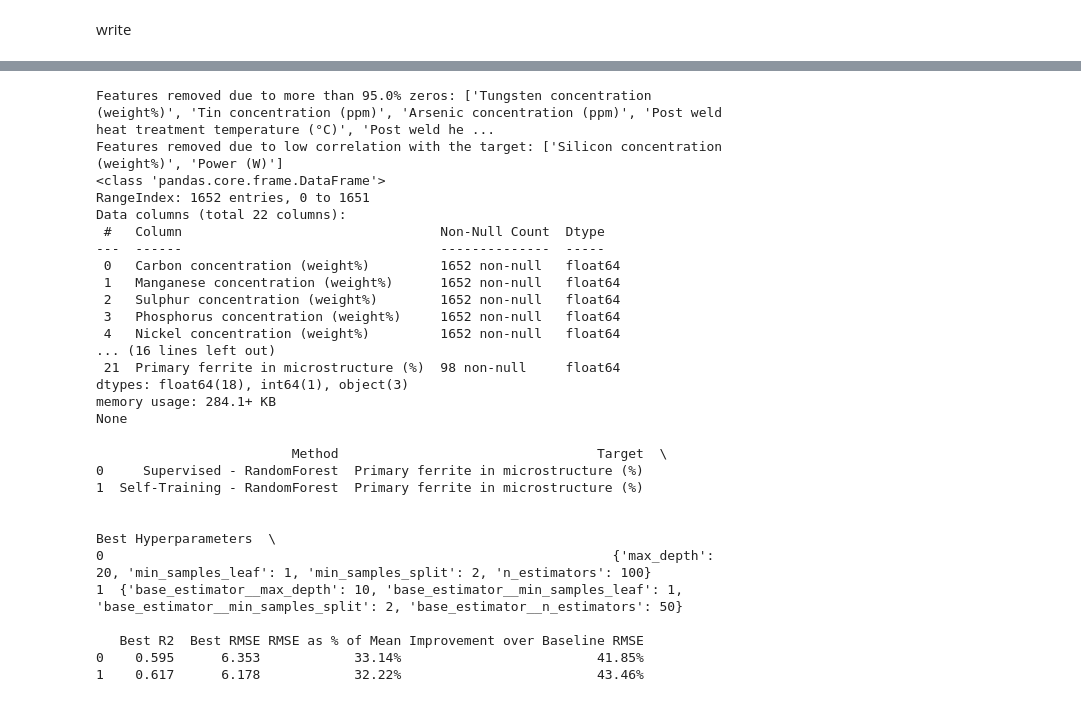
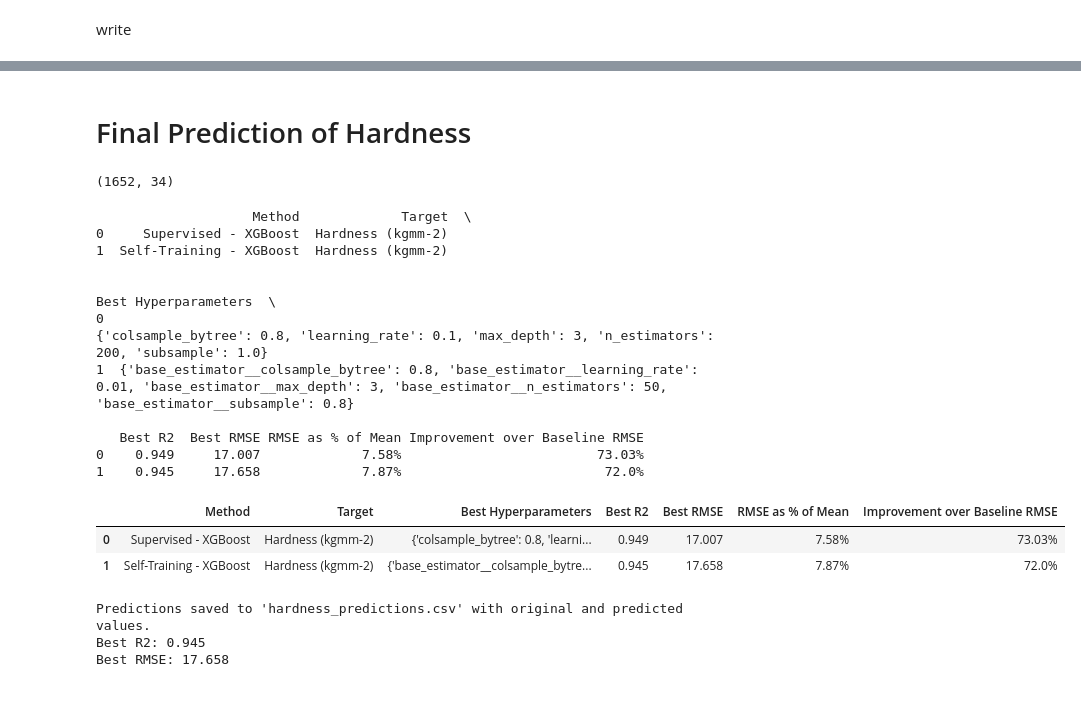
Before and after one commit to elbarhichi/Welding-Quality-Prediction, a Jupyter notebook: ML_PROJECT_yuxian_ssl.ipynb, the cells around one changed output, grey strips where cells are left out. Cells and saved outputs as stored; diff of their text form; code cells hidden in the pictures.

Commit message:
Final prediction of hardness

```diff
--- a/ML_PROJECT_yuxian_ssl.ipynb
+++ b/ML_PROJECT_yuxian_ssl.ipynb
@@ -1287,3 +1291,11 @@ The parts below are used for testing, such as evaluating whether filtering out w
+# %% [markdown]
+# Final Prediction of Hardness
+# %%
+welddb_ssl= welddb_ssl.drop(['Phosphorus concentration (weight%)'], axis=1)
+# %%
+welddb_ssl.shape
+# %% [output]
+(1652, 34)
 # %%
 df_results_test = pd.DataFrame(columns=['Method', 'Target', 'Best Hyperparameters', 'Best R2', 'Best RMSE',
                                    'RMSE as % of Mean', 'Improvement over Baseline RMSE'])
@@ -1293,37 +1305,26 @@ target_columns = [
     'Ferrite with second phase (%)', 'Acicular ferrite (%)',
     'Martensite (%)', 'Ferrite with carbide aggregate (%)'
 ]
-target_column = 'Primary ferrite in microstructure (%)'
+target_column = 'Hardness (kgmm-2)'
 
-df_results_test = run_workflow_for_target(welddb_ssl, target_column, target_columns,
+df_results_test = run_workflow_for_target_xgb(welddb_ssl, target_column, target_columns,
                                                   categorical_columns, df_results_test)
 print(df_results_test)
 # %% [output]
-Features removed due to more than 95.0% zeros: ['Tungsten concentration (weight%)', 'Tin concentration (ppm)', 'Arsenic concentration (ppm)', 'Post weld heat treatment temperature (°C)', 'Post weld he ...
-Features removed due to low correlation with the target: ['Silicon concentration (weight%)', 'Power (W)']
-<class 'pandas.core.frame.DataFrame'>
-RangeIndex: 1652 entries, 0 to 1651
-Data columns (total 22 columns):
- #   Column                                 Non-Null Count  Dtype
----  ------                                 --------------  -----
- 0   Carbon concentration (weight%)         1652 non-null   float64
- 1   Manganese concentration (weight%)      1652 non-null   float64
- 2   Sulphur concentration (weight%)        1652 non-null   float64
- 3   Phosphorus concentration (weight%)     1652 non-null   float64
- 4   Nickel concentration (weight%)         1652 non-null   float64
-... (16 lines left out)
- 21  Primary ferrite in microstructure (%)  98 non-null     float64
-dtypes: float64(18), int64(1), object(3)
-memory usage: 284.1+ KB
-None
+                    Method             Target  \
+0     Supervised - XGBoost  Hardness (kgmm-2)
+1  Self-Training - XGBoost  Hardness (kgmm-2)
+
+                                                                                                                                                                     Best Hyperparameters  \
+0                                                                                  {'colsample_bytree': 0.8, 'learning_rate': 0.1, 'max_depth': 3, 'n_estimators': 200, 'subsample': 1.0}
+1  {'base_estimator__colsample_bytree': 0.8, 'base_estimator__learning_rate': 0.01, 'base_estimator__max_depth': 3, 'base_estimator__n_estimators': 50, 'base_estimator__subsample': 0.8}
+
+   Best R2  Best RMSE RMSE as % of Mean Improvement over Baseline RMSE
+0    0.949     17.007             7.58%                         73.03%
+1    0.945     17.658             7.87%                          72.0%
-                         Method                                 Target  \
-0     Supervised - RandomForest  Primary ferrite in microstructure (%)
-1  Self-Training - RandomForest  Primary ferrite in microstructure (%)
-
-                                                                                                                                   Best Hyperparameters  \
-0                                                                 {'max_depth': 20, 'min_samples_leaf': 1, 'min_samples_split': 2, 'n_estimators': 100}
-1  {'base_estimator__max_depth': 10, 'base_estimator__min_samples_leaf': 1, 'base_estimator__min_samples_split': 2, 'base_estimator__n_estimators': 50}
-
-   Best R2  Best RMSE RMSE as % of Mean Improvement over Baseline RMSE
-0    0.595      6.353            33.14%                         41.85%
-1    0.617      6.178            32.22%                         43.46%
+# %%
+df_results_test
+# %% [output]
+|  | Method | Target | Best Hyperparameters | Best R2 | Best RMSE | RMSE as % of Mean | Improvement over Baseline RMSE |
+| 0 | Supervised - XGBoost | Hardness (kgmm-2) | {'colsample_bytree': 0.8, 'learni... | 0.949 | 17.007 | 7.58% | 73.03% |
+| 1 | Self-Training - XGBoost | Hardness (kgmm-2) | {'base_estimator__colsample_bytre... | 0.945 | 17.658 | 7.87% | 72.0% |
@@ -1329,0 +1418,16 @@ None
+# %%
+target_column = 'Hardness (kgmm-2)'
+
+welddb_ssl_selected = select_target(welddb_ssl, target_column, target_columns)
+X_imputed, y, X_sl_imputed, y_sl, original_columns, unlabeled_mask = prepare_dataset_for_best_xgb(welddb_ssl_selected,
+                                                                                                  target_column, categorical_columns)
+
+supervised_result, std_y = train_supervised_xgb(X_sl_imputed, y_sl, target_column)
+
+r2_ssl, rmse_ssl = train_best_semi_supervised_xgb(X_imputed, y, std_y, original_columns, target_column, unlabeled_mask)
+print(f"Best R2: {round(r2_ssl, 3)}")
+print(f"Best RMSE: {round(rmse_ssl, 3)}")
+# %% [output]
+Predictions saved to 'hardness_predictions.csv' with original and predicted values.
+Best R2: 0.945
+Best RMSE: 17.658
```
Also changed, not shown: parts of 8 cells of this notebook, 1 other file.
